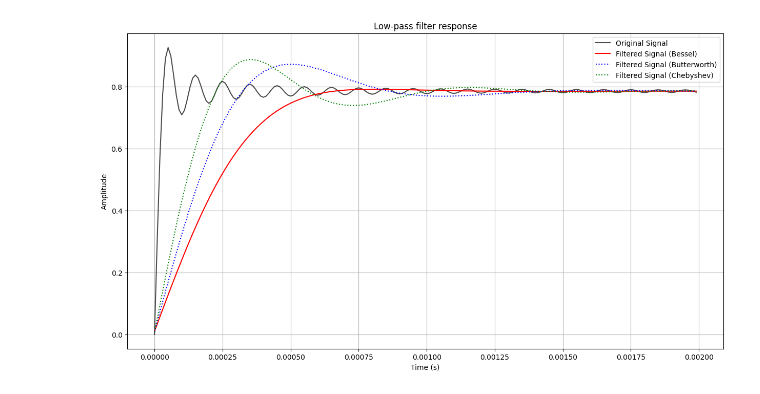
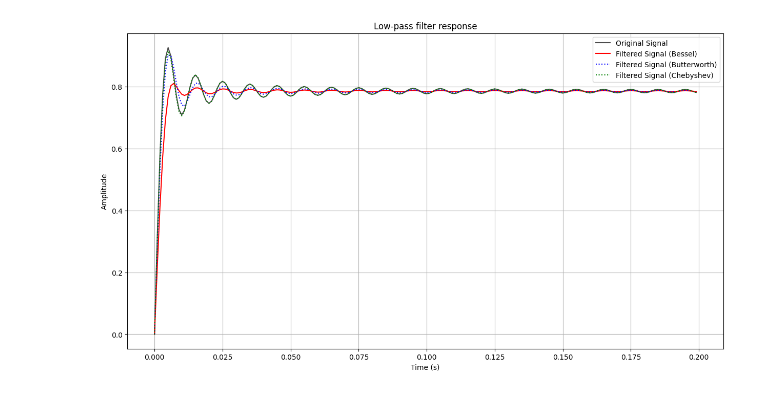
Before and after one commit to vinayshanbhag/filters, a Jupyter notebook: Filters.ipynb, the cells around one changed output. Drawn from its saved outputs; the diff is of its cells as text; code cells hidden in the pictures.

```diff
--- a/Filters.ipynb
+++ b/Filters.ipynb
@@ -6,44 +121,44 @@ from scipy import signal
 import matplotlib.pyplot as plt
 
 # Signal parameters
-fs = 100000  # Sampling frequency (Hz)
+fs = 1000  # Sampling frequency (Hz)
 T = 2      # Signal duration (seconds)
 t = np.linspace(0, T, int(fs * T), endpoint=False)
 f1 = 1    # Frequency of first sine wave (Hz)
 f_noise = 0 # Frequency of noise (Hz)
 signal_data = np.sin(2 * np.pi * f1 * t) + 0.01*np.sin(2 * np.pi * f_noise * t)
-for i in range(3,10000,2):
+for i in range(3,100,2):
   signal_data += 1/i * np.sin(2 * np.pi * f1*i * t)
 
 #filter parameters
 order = 3       # Filter order
-cutoff_freq = 1000 # Cutoff frequency (Hz)
+cutoff_freq = 100 # Cutoff frequency (Hz)
 nyquist_freq = 0.5 * fs
 normalized_cutoff = cutoff_freq / nyquist_freq
 
 # Design the Bessel filter (second-order sections representation for stability)
 sos = signal.bessel(order, normalized_cutoff, btype='low', output='sos')
 # Apply the filter using sosfiltfilt for zero-phase filtering
 filtered_signal = signal.sosfiltfilt(sos, signal_data)
 
 bw = signal.butter(order,normalized_cutoff,btype='low',analog=False, output='sos')
 filtered_bw_signal = signal.sosfiltfilt(bw, signal_data)
 
 cheby1 = signal.cheby1(order,rp=0.1,Wn=normalized_cutoff,btype='low',analog=False, output='sos')
 filtered_cheby1_signal = signal.sosfiltfilt(cheby1, signal_data)
 
 # Plotting the results
 seg=200 #plot segment
 plt.figure(figsize=(15, 8))
 plt.plot(t[:seg], signal_data[:seg], label='Original Signal', alpha=0.7, color='black', linestyle='solid')
 plt.plot(t[:seg], filtered_signal[:seg], label='Filtered Signal (Bessel)', color='red', linestyle='solid')
 plt.plot(t[:seg], filtered_bw_signal[:seg], label='Filtered Signal (Butterworth)', color='blue', linestyle=':')
 plt.plot(t[:seg], filtered_cheby1_signal[:seg], label='Filtered Signal (Chebyshev)', color='green', linestyle=':')
 plt.title('Low-pass filter response')
 plt.xlabel('Time (s)')
 plt.ylabel('Amplitude')
 plt.legend()
 plt.grid(True)
 plt.show()
 # %% [output]
-[figure, old version]
+[figure, new version]
```
Also changed, not shown: parts of 8 cells of this notebook.
